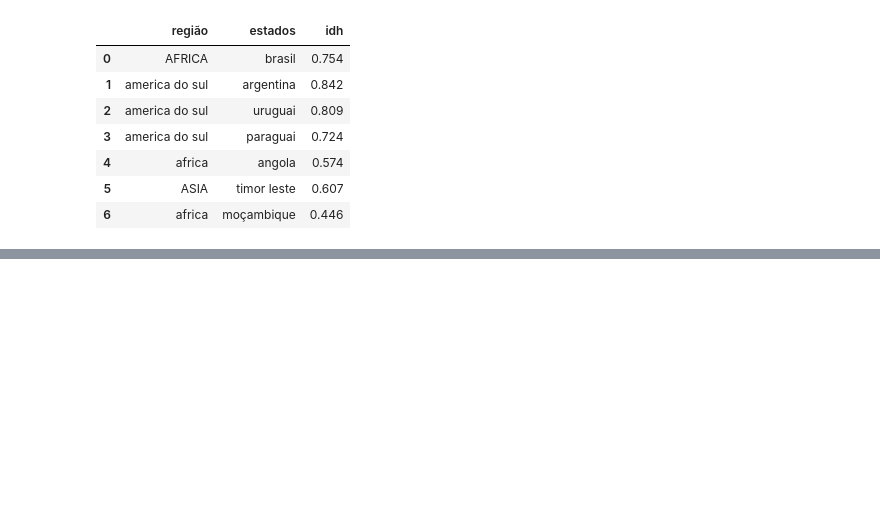
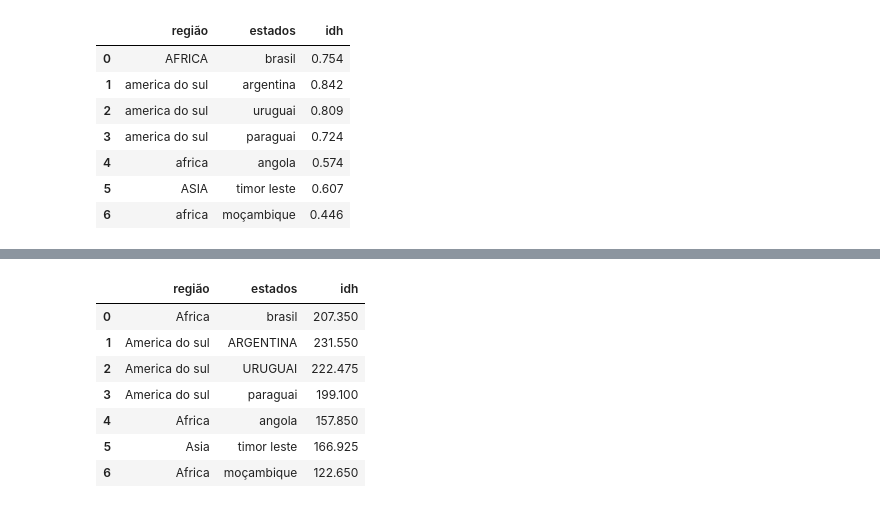
Before and after one commit to rtosta/python_analise_dados, a Jupyter notebook: notebooks/Análise_dados_8_inserir_excluir_atualizar.ipynb, the cells around one changed output, grey strips where cells are left out. Saved outputs shown, nothing was run; the diff lists cells and outputs as text; code cells hidden in the pictures; blank space fills up the shorter version.

```diff
--- a/notebooks/Análise_dados_8_inserir_excluir_atualizar.ipynb
+++ b/notebooks/Análise_dados_8_inserir_excluir_atualizar.ipynb
@@ -90,0 +121,12 @@ inserção
+# %%
+inserção["idh"] = inserção["idh"].apply(aumentar)
+inserção
+# %% [output]
+|  | região | estados | idh |
+| 0 | Africa | brasil | 207.350 |
+| 1 | America do sul | ARGENTINA | 231.550 |
+| 2 | America do sul | URUGUAI | 222.475 |
+| 3 | America do sul | paraguai | 199.100 |
+| 4 | Africa | angola | 157.850 |
+| 5 | Asia | timor leste | 166.925 |
+| 6 | Africa | moçambique | 122.650 |
```
Also changed, not shown: parts of 4 cells of this notebook.
